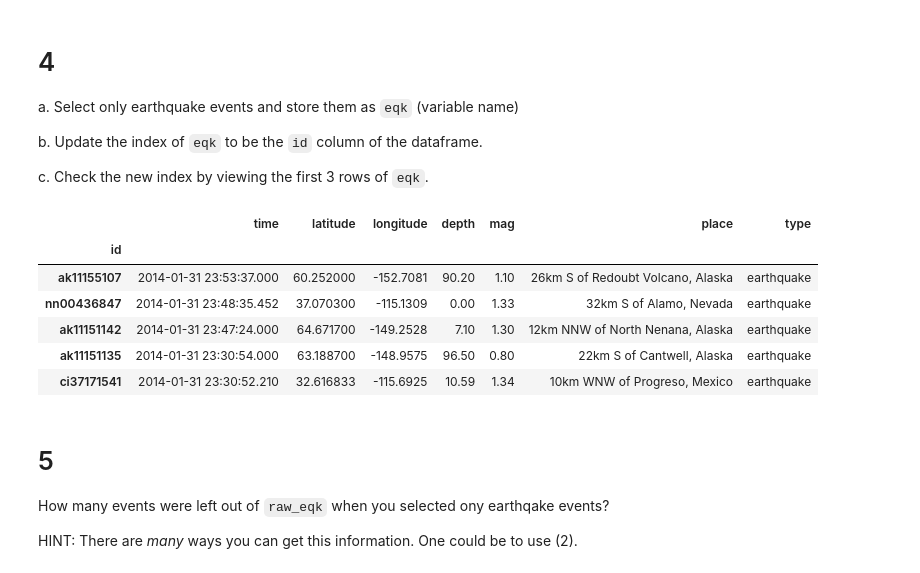
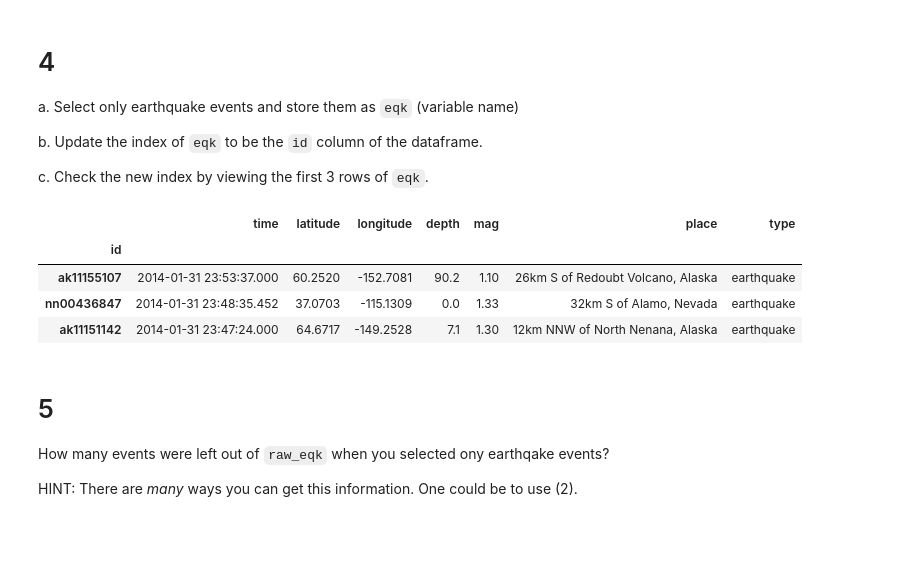
Before and after one commit to kristinaglass/eds220-hwk-1, a Jupyter notebook: hwk1-task4.ipynb, the cells around one changed output. Drawn from its saved outputs; the diff is of its cells as text; code cells hidden in the pictures; blank space fills up the shorter version.

```diff
--- a/hwk1-task4.ipynb
+++ b/hwk1-task4.ipynb
@@ -97,18 +97,17 @@ c. Check the new index by viewing the first 3 rows of `eqk`.
 # %%
 # solve exercise here
 #selecting only earthquake events
 eqk = raw_eqk.loc[raw_eqk['type']=='earthquake']
 #setting index to id column
 eqk.set_index('id', drop=True, inplace = True)
-eqk.head()
+#select first three rows starting at 0
+eqk.iloc[0:3]
 # %% [output]
 |  | time | latitude | longitude | depth | mag | place | type |
 | id |  |  |  |  |  |  |  |
-| ak11155107 | 2014-01-31 23:53:37.000 | 60.252000 | -152.7081 | 90.20 | 1.10 | 26km S of Redoubt Volcano, Alaska | earthquake |
-| nn00436847 | 2014-01-31 23:48:35.452 | 37.070300 | -115.1309 | 0.00 | 1.33 | 32km S of Alamo, Nevada | earthquake |
-| ak11151142 | 2014-01-31 23:47:24.000 | 64.671700 | -149.2528 | 7.10 | 1.30 | 12km NNW of North Nenana, Alaska | earthquake |
-| ak11151135 | 2014-01-31 23:30:54.000 | 63.188700 | -148.9575 | 96.50 | 0.80 | 22km S of Cantwell, Alaska | earthquake |
-| ci37171541 | 2014-01-31 23:30:52.210 | 32.616833 | -115.6925 | 10.59 | 1.34 | 10km WNW of Progreso, Mexico | earthquake |
+| ak11155107 | 2014-01-31 23:53:37.000 | 60.2520 | -152.7081 | 90.2 | 1.10 | 26km S of Redoubt Volcano, Alaska | earthquake |
+| nn00436847 | 2014-01-31 23:48:35.452 | 37.0703 | -115.1309 | 0.0 | 1.33 | 32km S of Alamo, Nevada | earthquake |
+| ak11151142 | 2014-01-31 23:47:24.000 | 64.6717 | -149.2528 | 7.1 | 1.30 | 12km NNW of North Nenana, Alaska | earthquake |
 # %% [markdown]
 # 5
 
```
Also changed, not shown: parts of 6 cells of this notebook.
